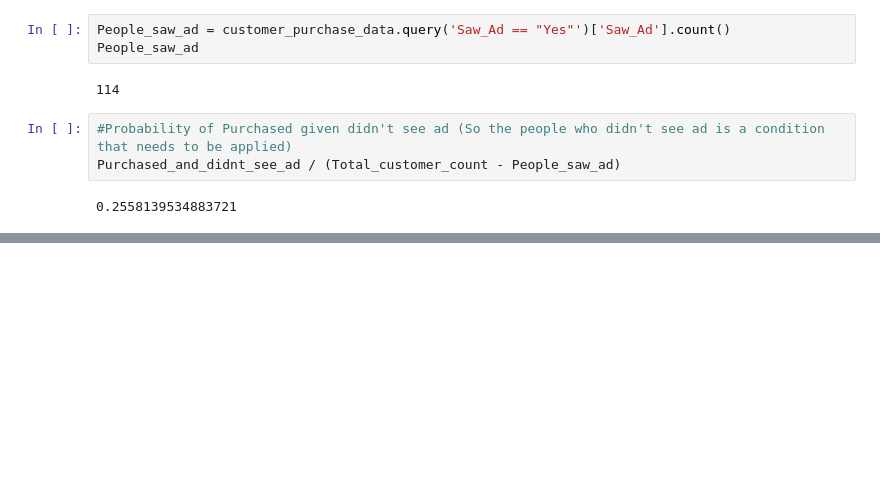
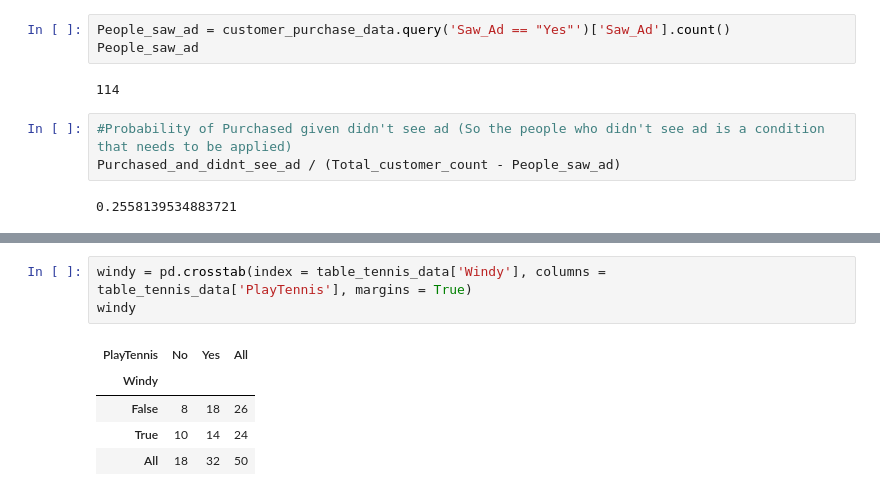
Before and after one commit to Lester-723/Data-Analytics-Projects-, a Jupyter notebook: Practice/Probability & Statistics practice.ipynb, the cells around one changed output, grey strips where cells are left out. Drawn from its saved outputs; the diff is of its cells as text; blank space fills up the shorter version.

```diff
--- a/Practice/Probability & Statistics practice.ipynb
+++ b/Practice/Probability & Statistics practice.ipynb
@@ -279,0 +252,9 @@ If the feature of **Today** =
+# %%
+windy = pd.crosstab(index = table_tennis_data['Windy'], columns = table_tennis_data['PlayTennis'], margins = True)
+windy
+# %% [output]
+| PlayTennis | No | Yes | All |
+| Windy |  |  |  |
+| False | 8 | 18 | 26 |
+| True | 10 | 14 | 24 |
+| All | 18 | 32 | 50 |
```
Also changed, not shown: parts of 20 cells of this notebook.
